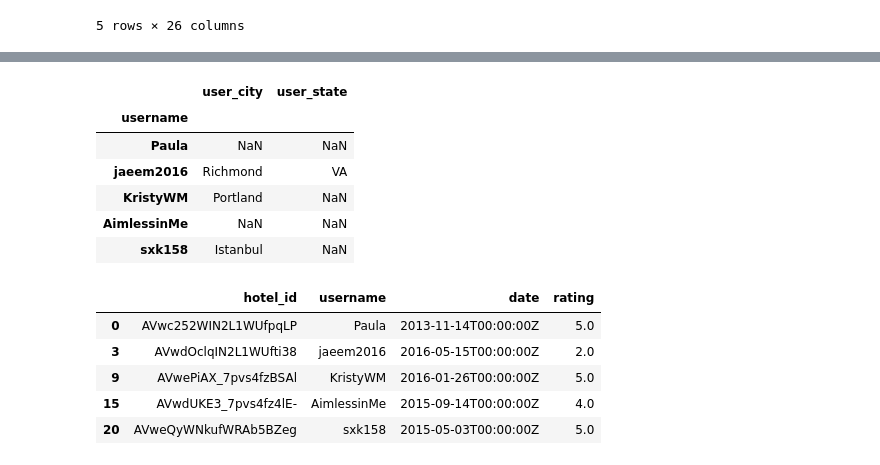
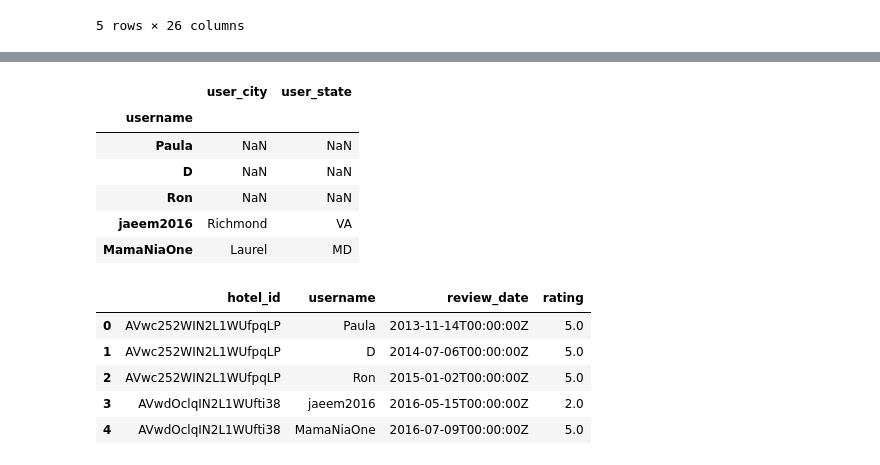
Before and after one commit to Pinkjewels7/ETL-Project, a Jupyter notebook: Hotel_Reviews_ETL.ipynb, the cells around one changed output, grey strips where cells are left out. Drawn from its saved outputs; the diff is of its cells as text; code cells hidden in the pictures.

```diff
--- a/Hotel_Reviews_ETL.ipynb
+++ b/Hotel_Reviews_ETL.ipynb
@@ -34,11 +34,11 @@ datafiniti_cols = ['id', 'name', 'address', 'latitude', 'longitude', 'postalCode
 datafiniti_transformed= datafiniti_df[datafiniti_cols].copy()
 
 # Rename the column headers
-datafiniti_transformed = datafiniti_transformed.rename(columns={"id": "hotel_id", "postalCode": "zipcode", "province": "state", "reviews.username": "username", "reviews.userCity": "user_city", "reviews.userProvince": "user_state", "reviews.date": "date", "reviews.rating": "rating"})
+datafiniti_transformed = datafiniti_transformed.rename(columns={"id": "hotel_id", "postalCode": "zipcode", "province": "state", "reviews.username": "username", "reviews.userCity": "user_city", "reviews.userProvince": "user_state", "reviews.date": "review_date", "reviews.rating": "rating"})
 
 # Clean the data by dropping duplicates and setting the index
-datafiniti_transformed.drop_duplicates("hotel_id", inplace=True)
-datafiniti_transformed.set_index
+# datafiniti_transformed.drop_duplicates("hotel_id", inplace=True)
+# datafiniti_transformed.set_index
 
 #("id", inplace=True)
 
@@ -94,11 +94,11 @@ jun19_datafiniti_cols = ['id', 'name', 'address', 'latitude', 'longitude', 'post
 jun19_datafiniti_transformed= jun19_datafiniti_df[jun19_datafiniti_cols].copy()
 
 # Rename the column headers
-jun19_datafiniti_transformed = jun19_datafiniti_transformed.rename(columns={"id": "hotel_id", "postalCode": "zipcode", "province": "state", "reviews.username": "username", "reviews.userCity": "user_city", "reviews.userProvince": "user_state", "reviews.date": "date", "reviews.rating": "rating"})
+jun19_datafiniti_transformed = jun19_datafiniti_transformed.rename(columns={"id": "hotel_id", "postalCode": "zipcode", "province": "state", "reviews.username": "username", "reviews.userCity": "user_city", "reviews.userProvince": "user_state", "reviews.date": "review_date", "reviews.rating": "rating"})
 
 # Clean the data by dropping duplicates and setting the index
-jun19_datafiniti_transformed.drop_duplicates("hotel_id", inplace=True)
-jun19_datafiniti_transformed.set_index
+# jun19_datafiniti_transformed.drop_duplicates("hotel_id", inplace=True)
+# jun19_datafiniti_transformed.set_index
 #("hotel id", inplace=True)
 
 jun19_datafiniti_transformed.head()
@@ -195,27 +178,28 @@ hotels_df.head()
 # %%
 #Create new data with select columns
 users_df = combined_transformed_df[['username', 'user_city', 'user_state']].copy()
+users_df.drop_duplicates("username", inplace=True)
 users_df.set_index('username', inplace=True)
 users_df.head()
 # %% [output]
 |  | user_city | user_state |
 | username |  |  |
 | Paula | NaN | NaN |
+| D | NaN | NaN |
+| Ron | NaN | NaN |
 | jaeem2016 | Richmond | VA |
-| KristyWM | Portland | NaN |
-| AimlessinMe | NaN | NaN |
-| sxk158 | Istanbul | NaN |
+| MamaNiaOne | Laurel | MD |
 # %%
 #Create new data with select columns
-reviews_df = combined_transformed_df[['hotel_id', 'username', 'date', 'rating']].copy()
+reviews_df = combined_transformed_df[['hotel_id', 'username', 'review_date', 'rating']].copy()
 reviews_df.reset_index()
 reviews_df.head()
 # %% [output]
-|  | hotel_id | username | date | rating |
+|  | hotel_id | username | review_date | rating |
 | 0 | AVwc252WIN2L1WUfpqLP | Paula | 2013-11-14T00:00:00Z | 5.0 |
+| 1 | AVwc252WIN2L1WUfpqLP | D | 2014-07-06T00:00:00Z | 5.0 |
+| 2 | AVwc252WIN2L1WUfpqLP | Ron | 2015-01-02T00:00:00Z | 5.0 |
 | 3 | AVwdOclqIN2L1WUfti38 | jaeem2016 | 2016-05-15T00:00:00Z | 2.0 |
-| 9 | AVwePiAX_7pvs4fzBSAl | KristyWM | 2016-01-26T00:00:00Z | 5.0 |
-| 15 | AVwdUKE3_7pvs4fz4lE- | AimlessinMe | 2015-09-14T00:00:00Z | 4.0 |
-| 20 | AVweQyWNkufWRAb5BZeg | sxk158 | 2015-05-03T00:00:00Z | 5.0 |
+| 4 | AVwdOclqIN2L1WUfti38 | MamaNiaOne | 2016-07-09T00:00:00Z | 5.0 |
 # %%
 #Create database connection
```
Also changed, not shown: parts of 11 cells of this notebook, 1 other file.
